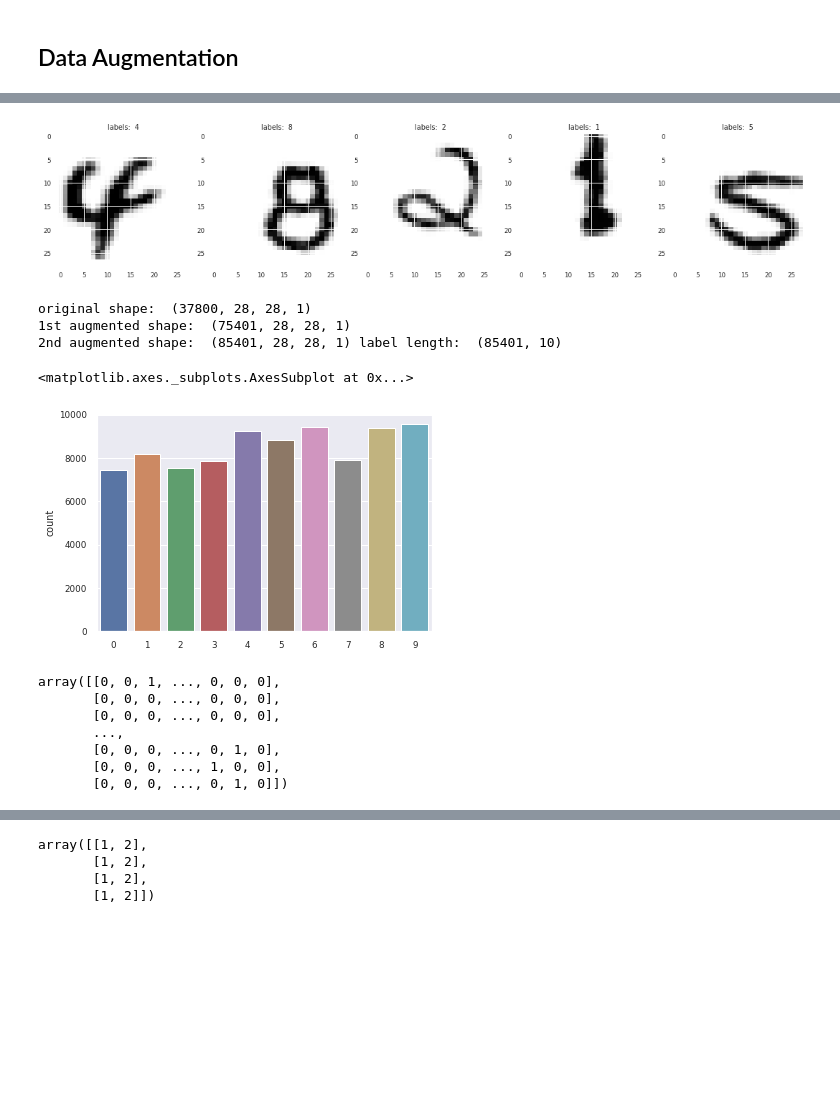
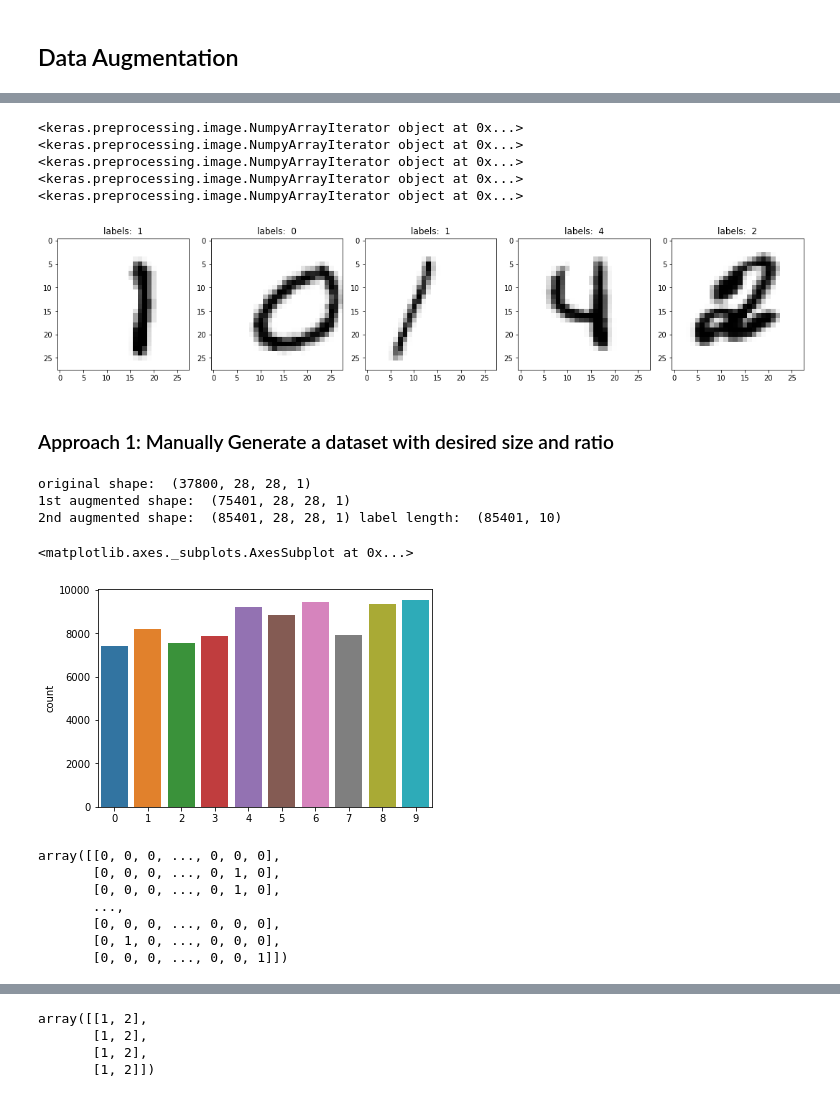
Before and after one commit to Jameschen7/Digit_Recognition, a Jupyter notebook: Digit_classification.ipynb, the cells around one changed output, grey strips where cells are left out. Drawn from its saved outputs; the diff is of its cells as text; code cells hidden in the pictures; blank space fills up the shorter version.

```diff
--- a/Digit_classification.ipynb
+++ b/Digit_classification.ipynb
@@ -145,18 +161,26 @@ datagen = ImageDataGenerator(
 # %%
 # Demonstrate the example images from data augmentation
 example_number = 5
-fig, ax = plt.subplots(1,example_number, figsize=[15,9])
+fig, ax = plt.subplots(1, example_number, figsize=[15,5])
 it = datagen.flow(X_train, np.argmax(Y_train, axis=1), batch_size=1)
 for i in range(example_number):
     example, example_label = it.next()
     # print(example.shape, example_label.shape)
     ax[i].imshow(example[0][:,:,0], cmap="Greys")
     ax[i].set_title("labels: % d" % example_label)
+    print(it)
 fig.tight_layout()
 # %% [output]
+<keras.preprocessing.image.NumpyArrayIterator object at 0x...>
+<keras.preprocessing.image.NumpyArrayIterator object at 0x...>
+<keras.preprocessing.image.NumpyArrayIterator object at 0x...>
+<keras.preprocessing.image.NumpyArrayIterator object at 0x...>
+<keras.preprocessing.image.NumpyArrayIterator object at 0x...>
-[figure, old version]
+[figure, new version]
+# %% [markdown]
+### Approach 1: Manually Generate a dataset with desired size and ratio
 # %%
-# X_train, X_val
+# manually augmenting the X_train into desired size and ratio
 def generate_image(which, train, label, batch_size=500):
     train = train[np.argmax(label, axis=1) == which]
     label = label[np.argmax(label, axis=1) == which]
@@ -185,19 +209,19 @@ original shape:  (37800, 28, 28, 1)
 1st augmented shape:  (75401, 28, 28, 1)
 2nd augmented shape:  (85401, 28, 28, 1) label length:  (85401, 10)
 <matplotlib.axes._subplots.AxesSubplot at 0x...>
-[figure, old version]
+[figure, new version]
 # %%
 # shuffle
 X_train_aug, Y_train_aug = shuffle(X_train_aug, Y_train_aug, random_state=random_seed)
 Y_train_aug
 # %% [output]
-array([[0, 0, 1, ..., 0, 0, 0],
+array([[0, 0, 0, ..., 0, 0, 0],
+       [0, 0, 0, ..., 0, 1, 0],
+       [0, 0, 0, ..., 0, 1, 0],
+       ...,
        [0, 0, 0, ..., 0, 0, 0],
-       [0, 0, 0, ..., 0, 0, 0],
-       ...,
-       [0, 0, 0, ..., 0, 1, 0],
-       [0, 0, 0, ..., 1, 0, 0],
-       [0, 0, 0, ..., 0, 1, 0]])
+       [0, 1, 0, ..., 0, 0, 0],
+       [0, 0, 0, ..., 0, 0, 1]])
 # %%
 test_index = np.random.randint(-20000, 0)
 plt.imshow(X_train_aug[test_index][:,:,0], cmap="Greys")
```
Also changed, not shown: parts of 31 cells of this notebook.
